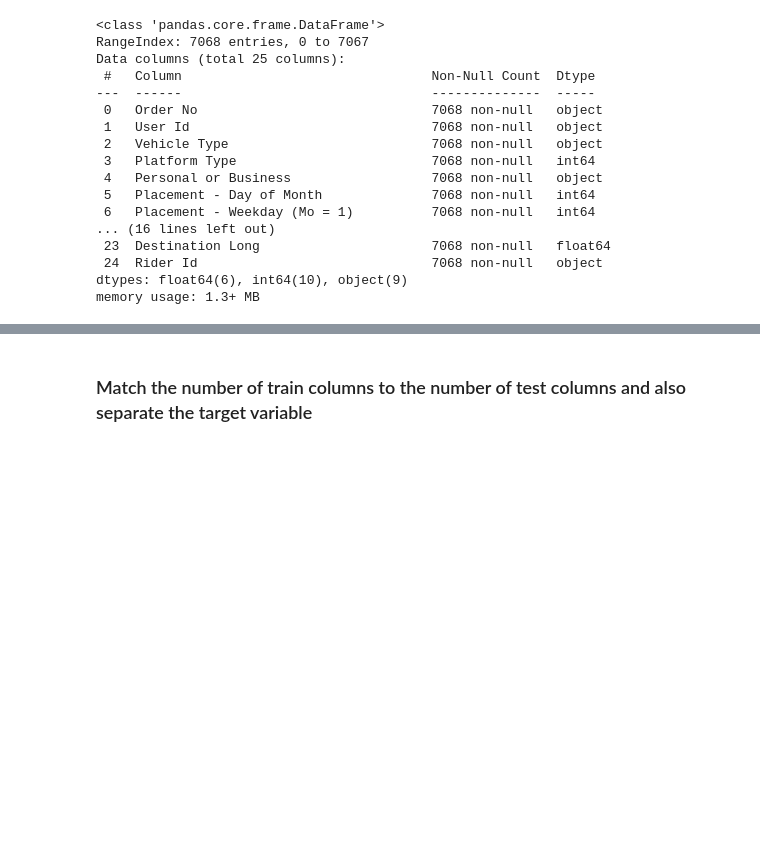
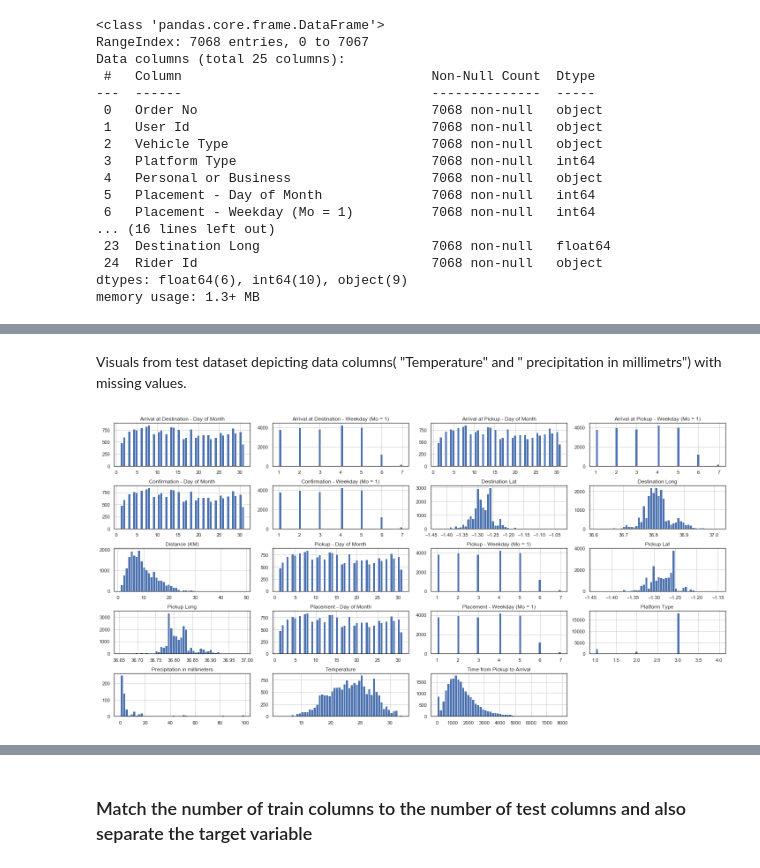
Before and after one commit to Explore-AI/regression-predict-api-template, a Jupyter notebook: Sendy_Team4_Final.ipynb, the cells around one changed output, grey strips where cells are left out. Drawn from its saved outputs; the diff is of its cells as text; code cells hidden in the pictures; blank space fills up the shorter version.

```diff
--- a/Sendy_Team4_Final.ipynb
+++ b/Sendy_Team4_Final.ipynb
@@ -182,0 +310,9 @@ Time from Pickup to Arrival
+# %% [markdown]
+Visuals from test dataset depicting data columns( "Temperature" and " precipitation in millimetrs") with missing values.
+# %%
+#Distribution review for train data
+train_df[[column for column in train_df.select_dtypes(include='number')]].hist(bins=50, figsize=(20,10))
+plt.tight_layout()
+plt.show()
+# %% [output]
+[figure, added]
```
Also changed, not shown: parts of 114 cells of this notebook.
